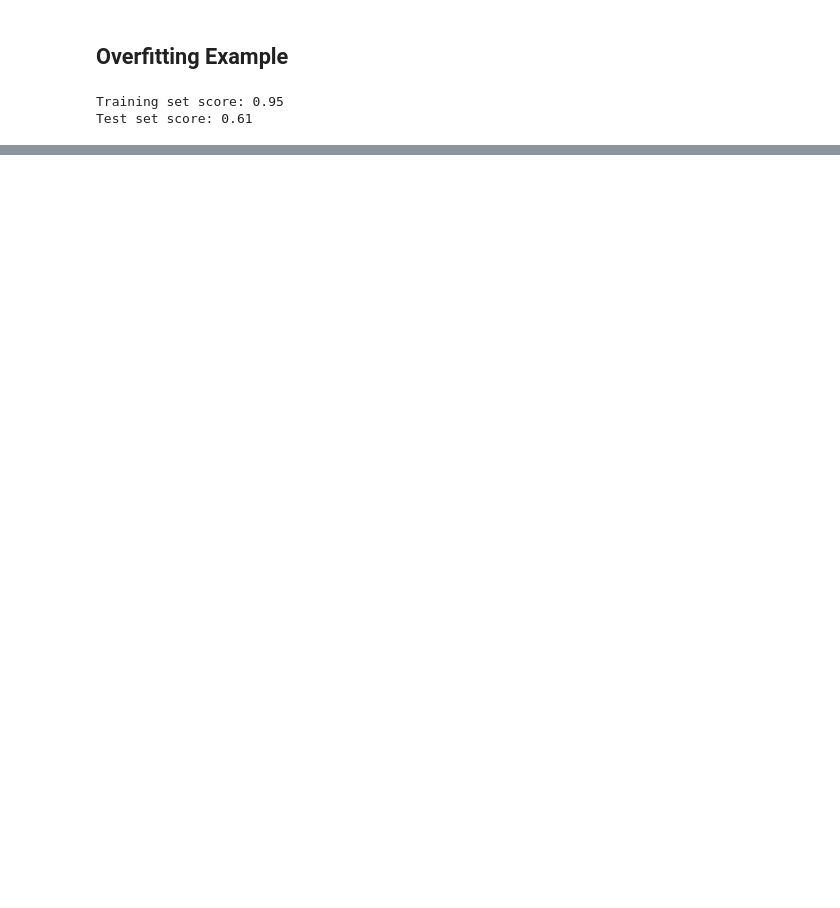
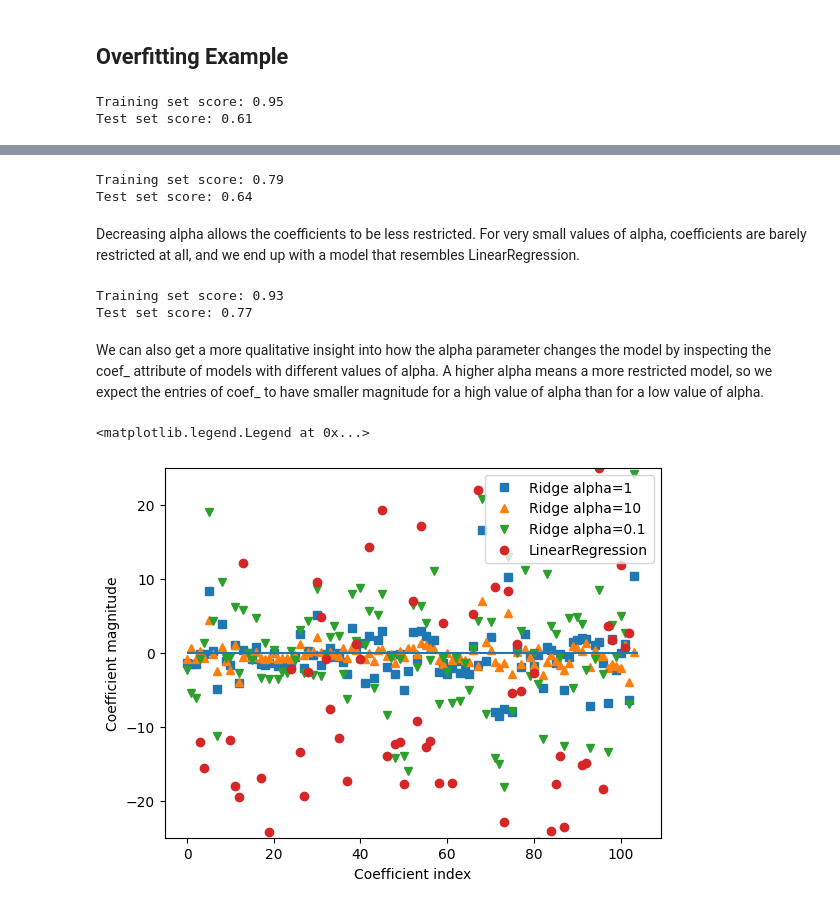
Before and after one commit to IsrakAhmed/CSE4212_Machine_Learning_Lab, a Jupyter notebook: 1. Linear Regeression.ipynb, the cells around one changed output, grey strips where cells are left out. Cells and saved outputs as stored; diff of their text form; code cells hidden in the pictures; blank space fills up the shorter version.

Commit message:
Ridge regression

```diff
--- a/1. Linear Regeression.ipynb
+++ b/1. Linear Regeression.ipynb
@@ -70,0 +97,7 @@ Test set score: 0.61
+# %%
+from sklearn.linear_model import Ridge
+
+ridge = Ridge().fit(X_train, y_train)
+
+print("Training set score: {:.2f}".format(ridge.score(X_train, y_train)))
+print("Test set score: {:.2f}".format(ridge.score(X_test, y_test)))
@@ -70,0 +144,39 @@ Test set score: 0.61
+# %%
+ridge10 = Ridge(alpha=10).fit(X_train, y_train)
+
+print("Training set score: {:.2f}".format(ridge10.score(X_train, y_train)))
+print("Test set score: {:.2f}".format(ridge10.score(X_test, y_test)))
+# %% [output]
+Training set score: 0.79
+Test set score: 0.64
+# %% [markdown]
+Decreasing alpha allows the coefficients to be less restricted. For very small values of alpha, coefficients are barely restricted at all,
+ and we end up with a model that resembles LinearRegression.
+# %%
+ridge01 = Ridge(alpha=0.1).fit(X_train, y_train)
+
+print("Training set score: {:.2f}".format(ridge01.score(X_train, y_train)))
+print("Test set score: {:.2f}".format(ridge01.score(X_test, y_test)))
+# %% [output]
+Training set score: 0.93
+Test set score: 0.77
+# %% [markdown]
+We can also get a more qualitative insight into how the alpha parameter changes the
+ model by inspecting the coef_ attribute of models with different values of alpha. A
+ higher alpha means a more restricted model, so we expect the entries of coef_ to
+ have smaller magnitude for a high value of alpha than for a low value of alpha.
+# %%
+import matplotlib.pyplot as plt
+
+plt.plot(ridge.coef_, 's', label="Ridge alpha=1")
+plt.plot(ridge10.coef_, '^', label="Ridge alpha=10")
+plt.plot(ridge01.coef_, 'v', label="Ridge alpha=0.1")
+plt.plot(lr.coef_, 'o', label="LinearRegression")
+plt.xlabel("Coefficient index")
+plt.ylabel("Coefficient magnitude")
+plt.hlines(0, 0, len(lr.coef_))
+plt.ylim(-25, 25)
+plt.legend()
+# %% [output]
+<matplotlib.legend.Legend at 0x...>
+[figure, added]
```
Also changed, not shown: parts of 10 cells of this notebook.
